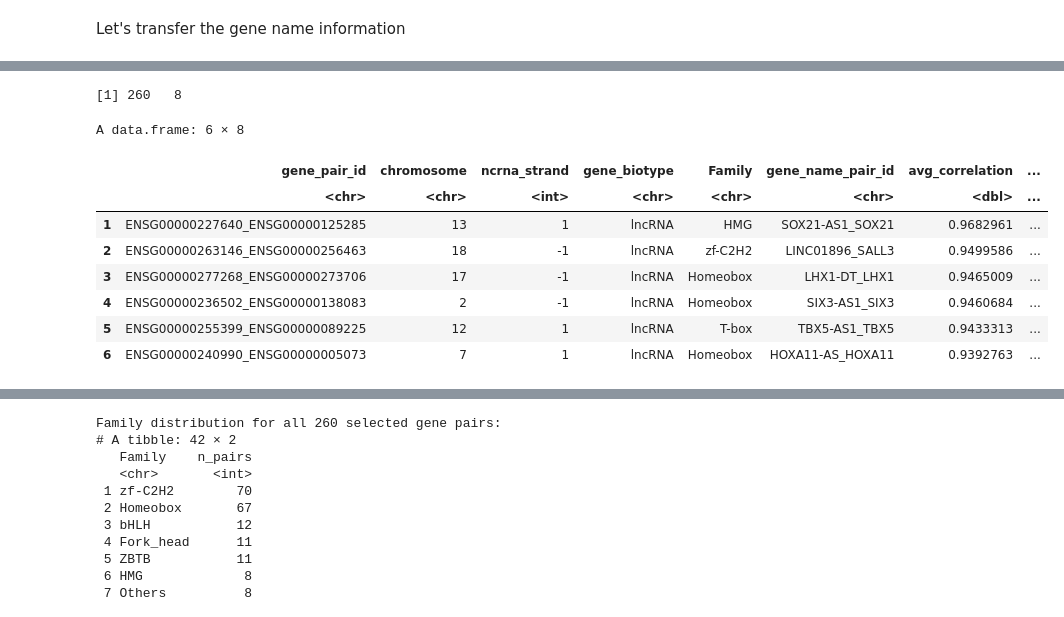
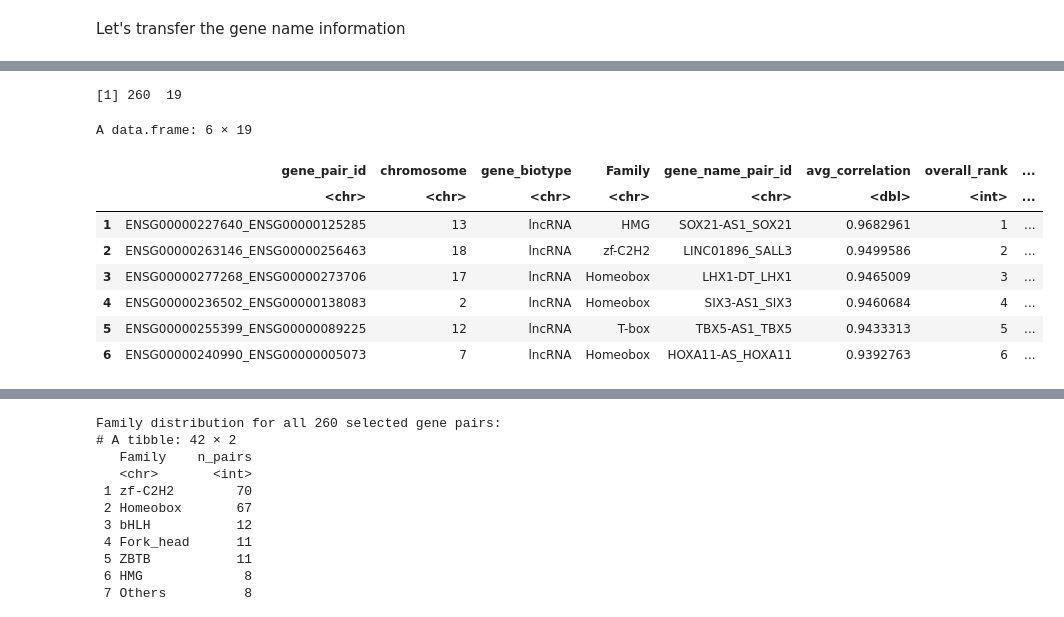
Before and after one commit to MartinLoza/lncRNA_TF_pairs_analysis, a Jupyter notebook: 09_Figure_Correlation_ENCODE_GTEx/01_Correlation_plots.ipynb, the cells around one changed output, grey strips where cells are left out. Cells and saved outputs as stored; diff of their text form; code cells hidden in the pictures.

```diff
--- a/09_Figure_Correlation_ENCODE_GTEx/01_Correlation_plots.ipynb
+++ b/09_Figure_Correlation_ENCODE_GTEx/01_Correlation_plots.ipynb
@@ -309,26 +334,32 @@ Let's transfer the gene name information
 # %%
-sel_cols <- c('gene_pair_id','chromosome','ncrna_strand','gene_biotype','Family','gene_name_pair_id')
+# sel_cols <- c('gene_pair_id','chromosome','ncrna_strand','gene_biotype','Family','gene_name_pair_id')
+sel_cols <- c('gene_pair_id','chromosome','gene_biotype','Family','gene_name_pair_id')
 selected_gene_pairs <- gene_pairs %>%
     select(all_of(sel_cols))
 
 # Transfer the avg_correlation and overall_rank to selected_gene_pairs
+sel_cols <- c("gene_pair_id", "avg_correlation", "overall_rank",
+    "pearson_correlation_encode", "pearson_pvalue_encode","pearson_fdr_encode",
+    "spearman_correlation_encode", "spearman_pvalue_encode", "spearman_fdr_encode",
+    "pearson_correlation_gtex", "pearson_pvalue_gtex", "pearson_fdr_gtex",
+    "spearman_correlation_gtex", "spearman_pvalue_gtex", "spearman_fdr_gtex")
 selected_gene_pairs <- selected_gene_pairs %>%
-    left_join(merged_results %>% select(gene_pair_id, avg_correlation, overall_rank), by = "gene_pair_id") %>%
+    left_join(merged_results %>% select(all_of(sel_cols)), by = "gene_pair_id") %>%
     filter(!is.na(overall_rank)) %>%
     arrange(overall_rank)
 
 dim(selected_gene_pairs)
 head(selected_gene_pairs)
 # %% [output]
-[1] 260   8
+[1] 260  19
-A data.frame: 6 × 8
+A data.frame: 6 × 19
-|  | gene_pair_id | chromosome | ncrna_strand | gene_biotype | Family | gene_name_pair_id | avg_correlation | ... |
-|  | <chr> | <chr> | <int> | <chr> | <chr> | <chr> | <dbl> | ... |
-| 1 | ENSG00000227640_ENSG00000125285 | 13 | 1 | lncRNA | HMG | SOX21-AS1_SOX21 | 0.9682961 | ... |
-| 2 | ENSG00000263146_ENSG00000256463 | 18 | -1 | lncRNA | zf-C2H2 | LINC01896_SALL3 | 0.9499586 | ... |
-| 3 | ENSG00000277268_ENSG00000273706 | 17 | -1 | lncRNA | Homeobox | LHX1-DT_LHX1 | 0.9465009 | ... |
-| 4 | ENSG00000236502_ENSG00000138083 | 2 | -1 | lncRNA | Homeobox | SIX3-AS1_SIX3 | 0.9460684 | ... |
-| 5 | ENSG00000255399_ENSG00000089225 | 12 | 1 | lncRNA | T-box | TBX5-AS1_TBX5 | 0.9433313 | ... |
-| 6 | ENSG00000240990_ENSG00000005073 | 7 | 1 | lncRNA | Homeobox | HOXA11-AS_HOXA11 | 0.9392763 | ... |
+|  | gene_pair_id | chromosome | gene_biotype | Family | gene_name_pair_id | avg_correlation | overall_rank | ... |
+|  | <chr> | <chr> | <chr> | <chr> | <chr> | <dbl> | <int> | ... |
+| 1 | ENSG00000227640_ENSG00000125285 | 13 | lncRNA | HMG | SOX21-AS1_SOX21 | 0.9682961 | 1 | ... |
+| 2 | ENSG00000263146_ENSG00000256463 | 18 | lncRNA | zf-C2H2 | LINC01896_SALL3 | 0.9499586 | 2 | ... |
+| 3 | ENSG00000277268_ENSG00000273706 | 17 | lncRNA | Homeobox | LHX1-DT_LHX1 | 0.9465009 | 3 | ... |
+| 4 | ENSG00000236502_ENSG00000138083 | 2 | lncRNA | Homeobox | SIX3-AS1_SIX3 | 0.9460684 | 4 | ... |
+| 5 | ENSG00000255399_ENSG00000089225 | 12 | lncRNA | T-box | TBX5-AS1_TBX5 | 0.9433313 | 5 | ... |
+| 6 | ENSG00000240990_ENSG00000005073 | 7 | lncRNA | Homeobox | HOXA11-AS_HOXA11 | 0.9392763 | 6 | ... |
 # %%
 # Save the Supplementary Table with ranked gene pairs
```
Also changed, not shown: parts of 4 cells of this notebook.
